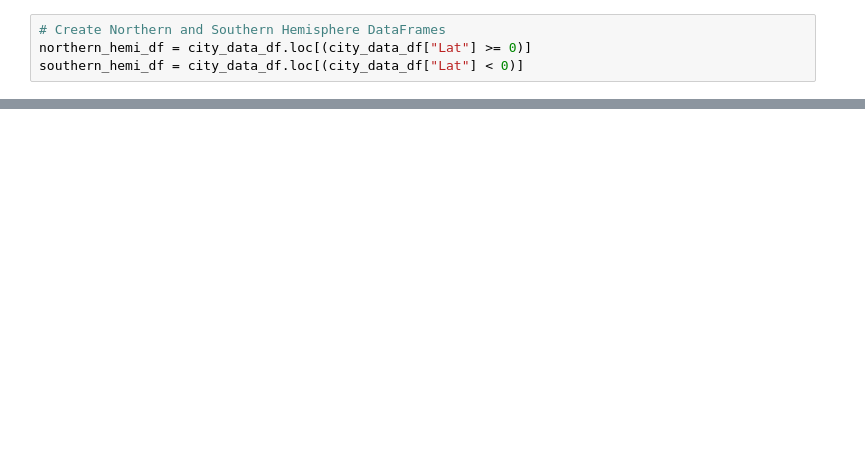
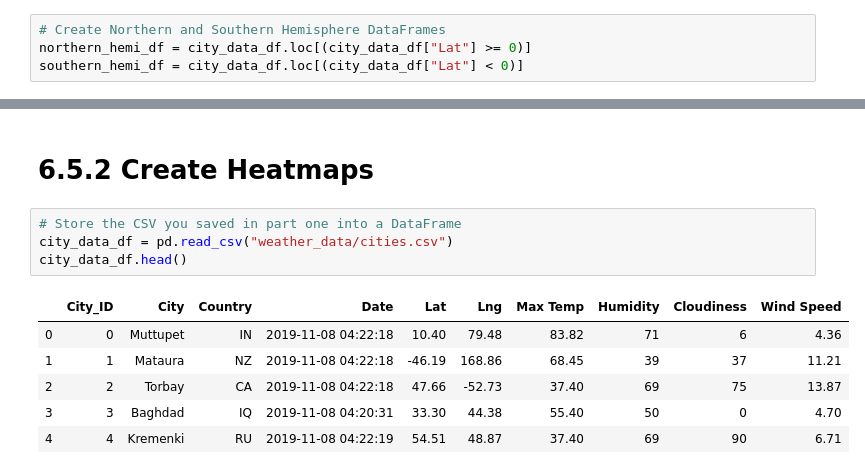
Before and after one commit to prentiss04/World_Wide_Weather_pdouglass, a Jupyter notebook: WeatherPy.ipynb, the cells around one changed output, grey strips where cells are left out. Cells and saved outputs as stored; diff of their text form; blank space fills up the shorter version.

```diff
--- a/WeatherPy.ipynb
+++ b/WeatherPy.ipynb
@@ -399,0 +397,13 @@ plot_linear_regression(x_values, y_values,
+# %% [markdown]
+# 6.5.2 Create Heatmaps
+# %%
+# Store the CSV you saved in part one into a DataFrame
+city_data_df = pd.read_csv("weather_data/cities.csv")
+city_data_df.head()
+# %% [output]
+|  | City_ID | City | Country | Date | Lat | Lng | Max Temp | Humidity | Cloudiness | Wind Speed |
+| 0 | 0 | Muttupet | IN | 2019-11-08 04:22:18 | 10.40 | 79.48 | 83.82 | 71 | 6 | 4.36 |
+| 1 | 1 | Mataura | NZ | 2019-11-08 04:22:18 | -46.19 | 168.86 | 68.45 | 39 | 37 | 11.21 |
+| 2 | 2 | Torbay | CA | 2019-11-08 04:22:18 | 47.66 | -52.73 | 37.40 | 69 | 75 | 13.87 |
+| 3 | 3 | Baghdad | IQ | 2019-11-08 04:20:31 | 33.30 | 44.38 | 55.40 | 50 | 0 | 4.70 |
+| 4 | 4 | Kremenki | RU | 2019-11-08 04:22:19 | 54.51 | 48.87 | 37.40 | 69 | 90 | 6.71 |
```
Also changed, not shown: parts of 40 cells of this notebook, 1 other file.
